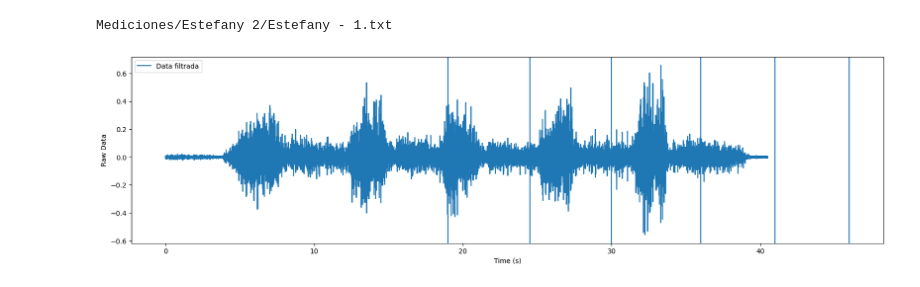
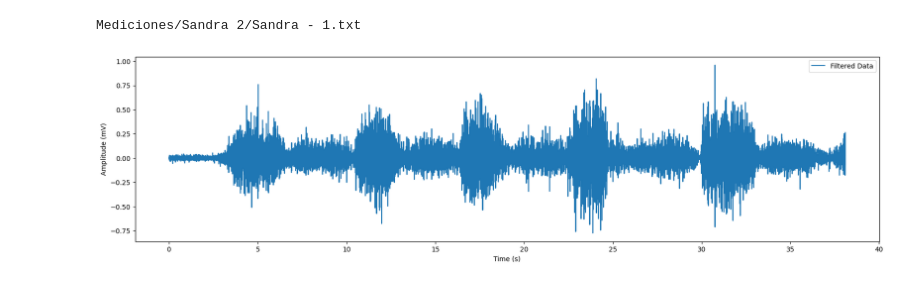
Before and after one commit to Grupo2-IntroduccionSenalesMedicas/S_biomedica, a Jupyter notebook: ISB Pruebas experimentales/Tratamiento de señal.ipynb, the cells around one changed output. Saved outputs shown, nothing was run; the diff lists cells and outputs as text; code cells hidden in the pictures.

```diff
--- a/ISB Pruebas experimentales/Tratamiento de señal.ipynb
+++ b/ISB Pruebas experimentales/Tratamiento de señal.ipynb
@@ -71,79 +80,36 @@ def extract_features(signal):
     return features
 # %%
 address = 'Mediciones/'
-name = 'Estefany'
+name = 'Sandra'
 ex = '2'
 rep = '1'
 file = address + name + ' ' + ex + '/' + name + ' - ' + rep + '.txt'
 print(file)
 
 fs = 1000; ts = 1/fs # Bitalino's sampling rate
 signal = np.genfromtxt(file, delimiter="\t")
 signal = signal[:,-2]
 signal = tomV_byBitalino(signal)
 
 # Eliminacion de linea base
 pre_pro_signal = signal - np.average(signal)
 
 # Filtrado
 low_cutoff = 10.0
 high_cutoff = 300.0
 
 smooth_signal = butter_bandpass_filter(pre_pro_signal, low_cutoff, high_cutoff, fs)
 
 b,c = iirnotch(60.0, 30.0, fs)
 smooth_signal = filtfilt(b,c,smooth_signal)
 time = np.arange(len(smooth_signal))*ts
 
 plt.figure(figsize=(20,5))
-plt.plot(time, smooth_signal, label = 'Data filtrada')
-plt.axvline(19) # 1
-plt.axvline(24.5) #
-plt.axvline(30) # 3
-plt.axvline(36) # 4
-plt.axvline(41) # 5
-plt.axvline(46) # 6
-plt.ylabel('Raw Data')
+plt.plot(time, smooth_signal, label = 'Filtered Data')
+plt.ylabel('Amplitude (mV)')
 plt.xlabel('Time (s)')
 plt.legend()
 plt.show()
-
-# 1er ejercicio (Cuádriceps)
-
-E1_Interval1 = [4.5,11,16.5,23.5,29.5,35.5,41,46,51,56,61.5]
-E1_Interval2 = [7.5,13,17.5,21,24.5,28.5,33,38,43.5,48.5,54.5]
-E1_Interval3 = [4.5,12.5,18,25.5,31.5,36.5,42,47.5,52,59,65]
-E1_Interval4 = [5.5,12.5,18,23,29,34,39.5,44,49,53,57]
-
-N1_Interval1 = [5,14,24,32,40,50,59,67,74,83,91]
-N1_Interval2 = [4.5,10.5,17,23,30,36.5,43,50,56.5,63,70]
-N1_Interval3 = [4,10.5,17,24,31,40.5,48.5,57,64,71,78]
-N1_Interval4 = [3,9.5,17,24,30,37,44,51,57,63.5,70]
-
-S1_Interval1 = [5.5,12,17,22,26.5,31,35.5,40,45,50,54.5]
-S1_Interval2 = [4.5,9.5,15,20,25.5,31,36,40.5,45.5,51,56]
-S1_Interval3 = [10,16,21,26,31.5,36.5,41.5,47.5,52.5,59,64]
-S1_Interval4 = [8.5,13,18,23,28,32.5,38,43,48.5,54,60]
-
-# 2do ejercicio (Femorales)
-
-E2_Interval1 = [4,10,17,23,29,36]
-E2_Interval2 = [5,10,15,19.5,25,31.5]
-E2_Interval3 = [4,10,16,25,31.5,40]
-E2_Interval4 = [6,12,20,28,36,43]
-
-N2_Interval1 = [4,10,17.5,25.5,32,40]
-N2_Interval2 = [5,12,19.5,26,32,39]
-N2_Interval3 = [7.5,14,21,27.5,34.5,41.5]
-N2_Interval4 = [4,10.5,17.5,24,31,38]
-
-S2_Interval1 = [3,8.5,15,21,27,35]
-S2_Interval2 = [4,9,14.5,20,25,31]
-S2_Interval3 = [4,8,13.5,19,25,31]
-S2_Interval4 = [19,24.5,30,36,41,46]
-
-Segments1 = [E1_Interval1,E1_Interval2,E1_Interval3,E1_Interval4,N1_Interval1,N1_Interval2,N1_Interval3,N1_Interval4,S1_Interval1,S1_Interval2,S1_Interval3,S1_Interval4]
-Segments2 = [E2_Interval1,E2_Interval2,E2_Interval3,E2_Interval4,N2_Interval1,N2_Interval2,N2_Interval3,N2_Interval4,S2_Interval1,S2_Interval2,S2_Interval3,S2_Interval4]
 # %% [output]
-Mediciones/Estefany 2/Estefany - 1.txt
+Mediciones/Sandra 2/Sandra - 1.txt
-[figure, old version]
+[figure, new version]
```
Also changed, not shown: parts of 5 cells of this notebook.
